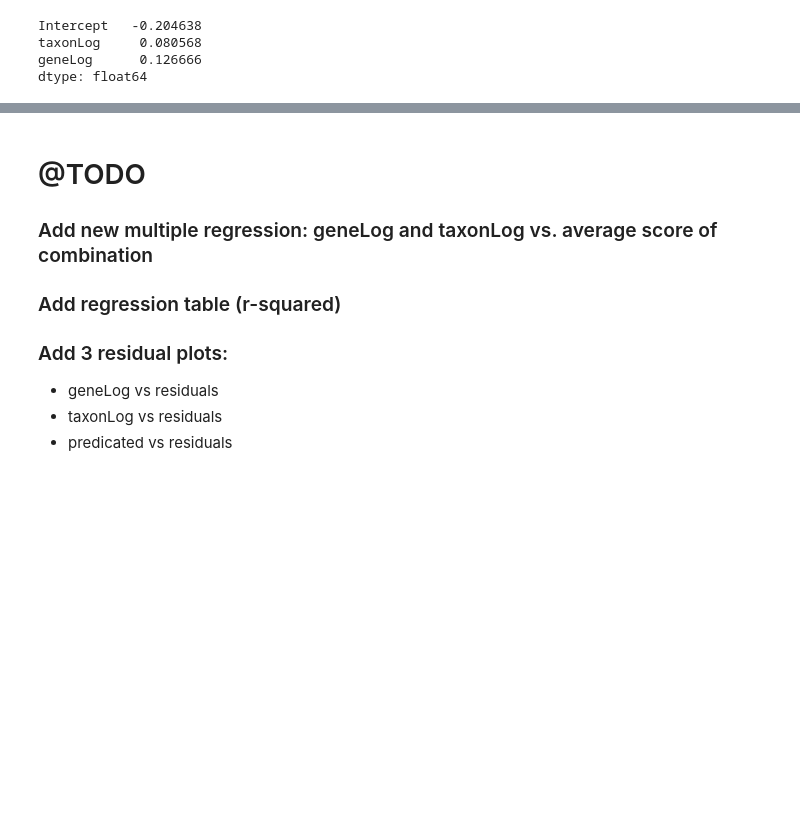
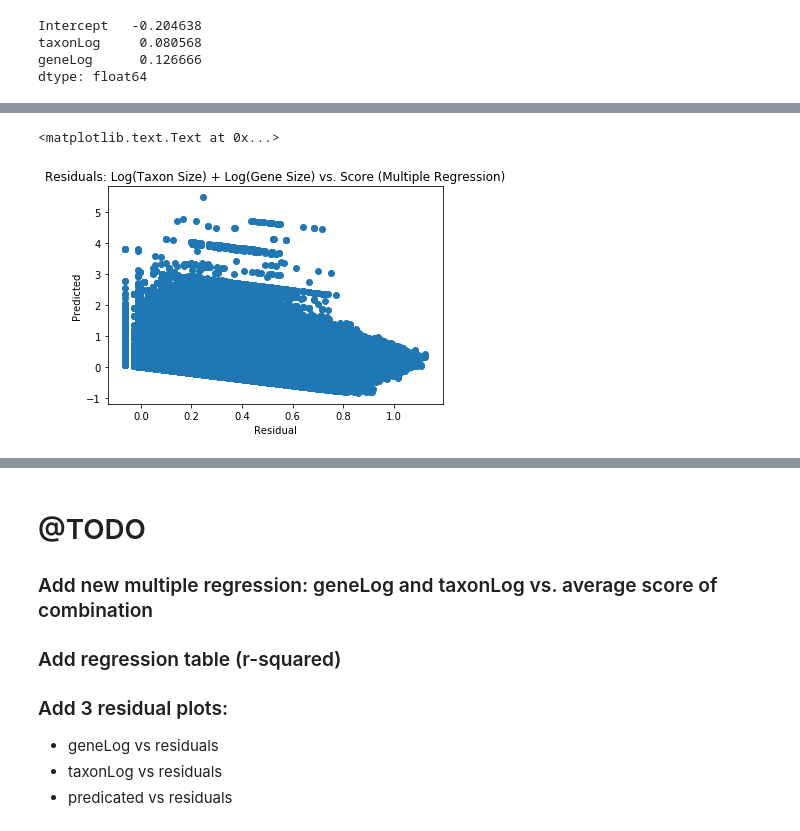
Before and after one commit to odumitr/Gene-and-Taxa-Analysis, a Jupyter notebook: src/linear_regression.ipynb, the cells around one changed output, grey strips where cells are left out. Drawn from its saved outputs; the diff is of its cells as text; code cells hidden in the pictures; blank space fills up the shorter version.

```diff
--- a/src/linear_regression.ipynb
+++ b/src/linear_regression.ipynb
@@ -697,0 +702,18 @@ OLS Regression Results
+# %%
+residualsTaxonLogGeneLog = []
+actualTaxonLogGeneLog = list(taxonAndGene.scores)
+predictedTaxonLogGeneLog = resultsTaxonLogGeneLog.fittedvalues
+
+for x in range(0, len(actualTaxonLogGeneLog)):
+    actualScore = actualTaxonLogGeneLog[x]
+    predictedScore = predictedTaxonLogGeneLog[x]
+    residual = actualScore - predictedScore
+    residualsTaxonLogGeneLog.append(residual)
+
+plt.scatter(np.array(predictedTaxonLogGeneLog), np.array(residualsTaxonLogGeneLog))
+plt.title('Residuals: Log(Taxon Size) + Log(Gene Size) vs. Score (Multiple Regression)')
+plt.ylabel('Predicted')
+plt.xlabel('Residual')
+# %% [output]
+<matplotlib.text.Text at 0x...>
+[figure, added]
```
Also changed, not shown: parts of 17 cells of this notebook.
